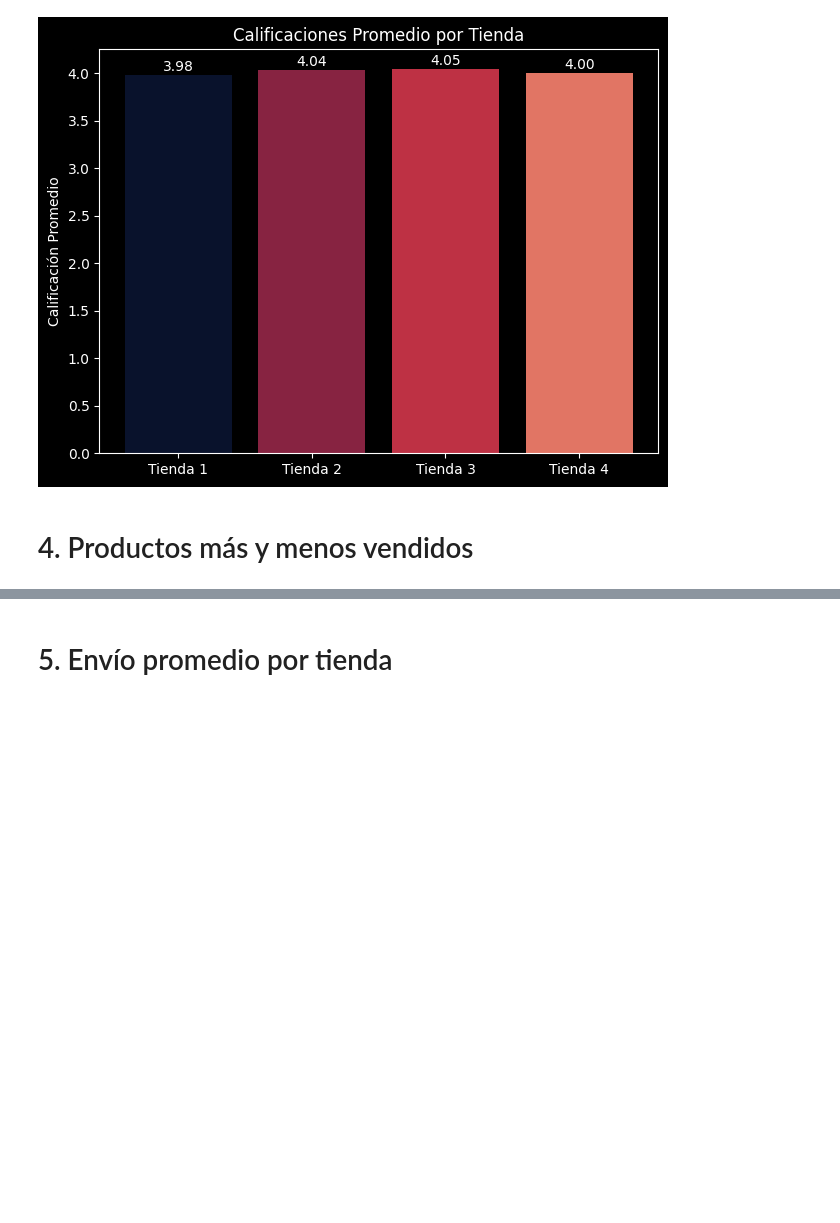
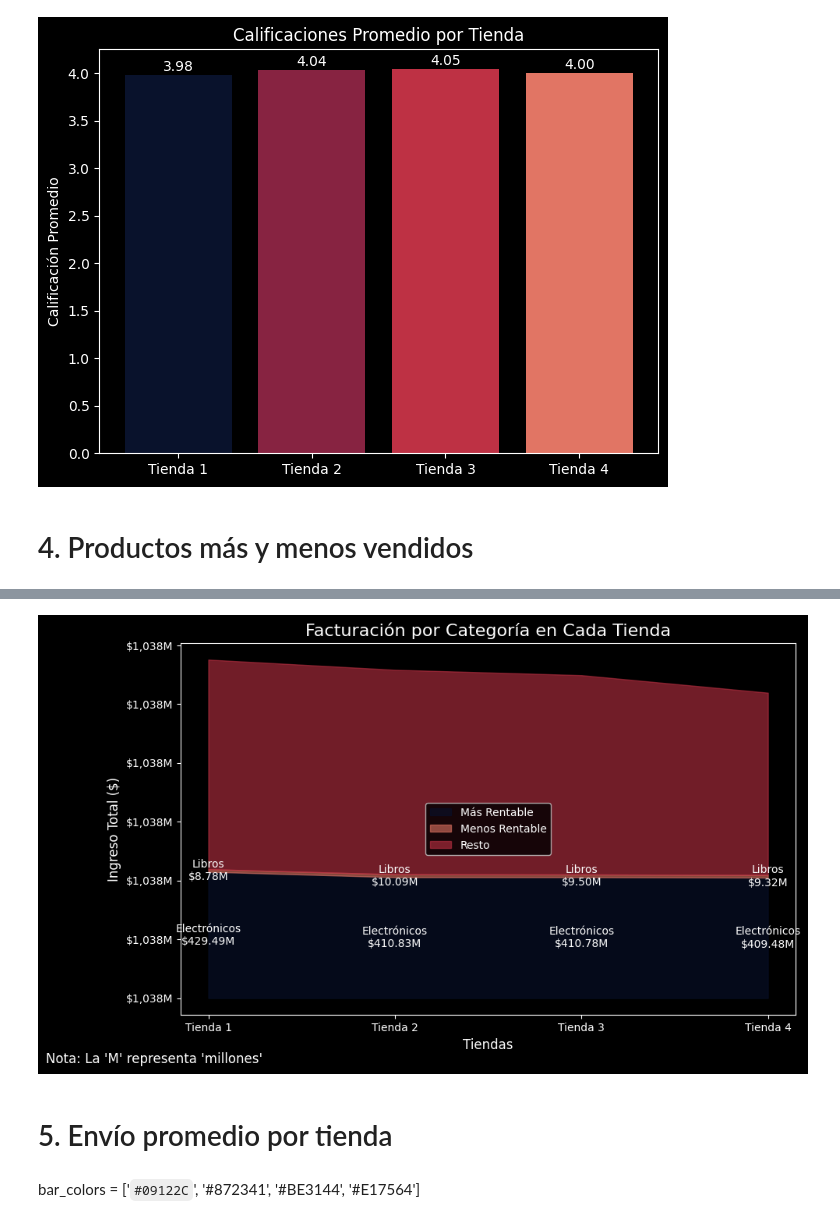
Before and after one commit to zenyonki/alura_store, a Jupyter notebook: AluraStoreLatam.ipynb, the cells around one changed output, grey strips where cells are left out. Cells and saved outputs as stored; diff of their text form; code cells hidden in the pictures; blank space fills up the shorter version.

```diff
--- a/AluraStoreLatam.ipynb
+++ b/AluraStoreLatam.ipynb
@@ -414,3 +575,63 @@ plt.show()
+# %%
+mas_rentable = [
+    beneficio_tienda_1["mas vendido"]["ingreso"],
+    beneficio_tienda_2["mas vendido"]["ingreso"],
+    beneficio_tienda_3["mas vendido"]["ingreso"],
+    beneficio_tienda_4["mas vendido"]["ingreso"]
+]
+menos_rentable = [
+    beneficio_tienda_1["menos vendido"]["ingreso"],
+    beneficio_tienda_2["menos vendido"]["ingreso"],
+    beneficio_tienda_3["menos vendido"]["ingreso"],
+    beneficio_tienda_4["menos vendido"]["ingreso"]
+]
+total_facturacion = [
+    ingreso_total_1,
+    ingreso_total_2,
+    ingreso_total_3,
+    ingreso_total_4
+]
+resto = [total - mas - menos for total, mas, menos in zip(total_facturacion, mas_rentable, menos_rentable)]
+
+# Crear el gráfico de líneas apiladas
+fig, ax = plt.subplots(figsize=(10, 6))
+
+# Dibujar áreas apiladas
+ax.fill_between(tiendas, mas_rentable, label='Más Rentable', color='#09122C', alpha=0.6)
+ax.fill_between(tiendas, [mas + menos for mas, menos in zip(mas_rentable, menos_rentable)], mas_rentable, label='Menos Rentable', color='#E17564', alpha=0.6)
+ax.fill_between(tiendas, total_facturacion, [mas + menos for mas, menos in zip(mas_rentable, menos_rentable)], label='Resto', color='#BE3144', alpha=0.6)
+
+# Etiquetas en los puntos más y menos rentables
+for i, tienda in enumerate(tiendas):
+    ax.text(i, mas_rentable[i] / 2, f"{beneficio_tienda_1['mas vendido']['categoría']}\n${mas_rentable[i]/1e6:,.2f}M", ha='center', va='center', color='white', fontsize=10)
+    ax.text(i, (mas_rentable[i] + menos_rentable[i] / 2), f"{beneficio_tienda_1['menos vendido']['categoría']}\n${menos_rentable[i]/1e6:,.2f}M", ha='center', va='center', color='white', fontsize=10)
+
+# Configuración de etiquetas y título
+ax.get_yaxis().set_major_formatter(plt.FuncFormatter(lambda x, _: f'${value/1e6:,.0f}M'))
+ax.set_title("Facturación por Categoría en Cada Tienda", fontsize=16)
+ax.set_xlabel("Tiendas", fontsize=12)
+ax.set_ylabel("Ingreso Total ($)", fontsize=12)
+ax.legend()
+
+#Nota al margen
+ax.annotate(
+    "Nota: La 'M' representa 'millones'",  # Texto de la nota
+    xy=(0, 0),                       # Coordenadas de referencia dentro del gráfico (pueden ajustarse según el diseño)
+    xytext=(-50, -50),               # Posición relativa del texto (ajustable)
+    textcoords='offset points',      # Coordenadas relativas al punto (0, 0)
+    fontsize=12,                     # Tamaño del texto
+    color="white",                   # Color del texto
+    ha="center",                      # Alineación horizontal
+    va="top"
+)
+
+plt.style.use('dark_background')
+plt.tight_layout()
+plt.show()
+# %% [output]
+[figure, added]
 # %% [markdown]
 
 # 5. Envío promedio por tienda
+# %% [markdown]
+bar_colors = ['`#09122C`', '#872341', '#BE3144', '#E17564']
```
Also changed, not shown: parts of 5 cells of this notebook.
